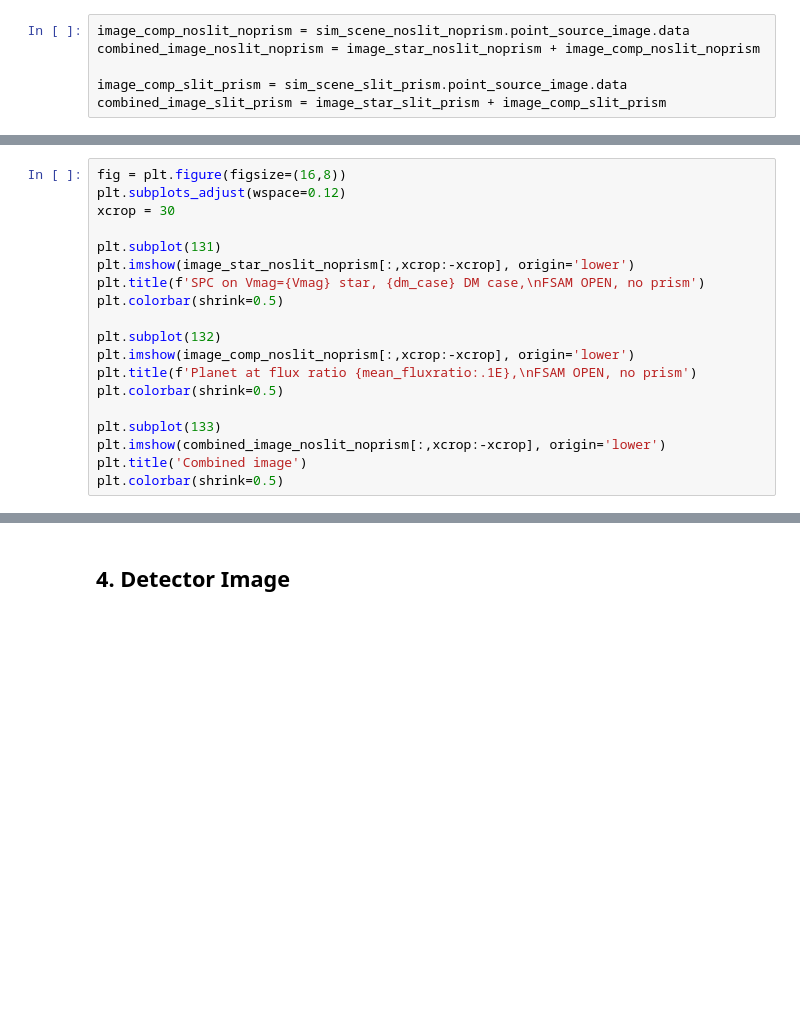
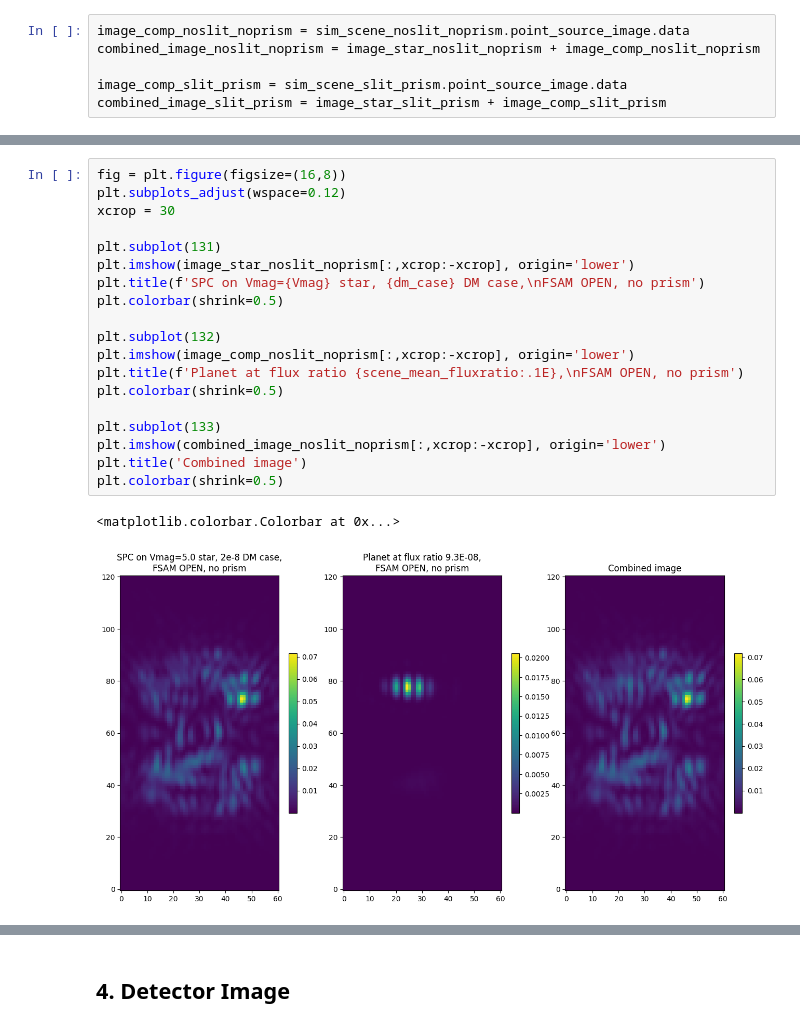
Before and after one commit to roman-corgi/corgisim, a Jupyter notebook: examples/spec_slit_prism_demo.ipynb, the cells around one changed output, grey strips where cells are left out. Drawn from its saved outputs; the diff is of its cells as text; blank space fills up the shorter version.

```diff
--- a/examples/spec_slit_prism_demo.ipynb
+++ b/examples/spec_slit_prism_demo.ipynb
@@ -358,22 +426,25 @@ plt.colorbar(shrink=0.5)
 # %%
 fig = plt.figure(figsize=(16,8))
 plt.subplots_adjust(wspace=0.12)
 xcrop = 30
 
 plt.subplot(131)
 plt.imshow(image_star_noslit_noprism[:,xcrop:-xcrop], origin='lower')
 plt.title(f'SPC on Vmag={Vmag} star, {dm_case} DM case,\nFSAM OPEN, no prism')
 plt.colorbar(shrink=0.5)
 
 plt.subplot(132)
 plt.imshow(image_comp_noslit_noprism[:,xcrop:-xcrop], origin='lower')
-plt.title(f'Planet at flux ratio {mean_fluxratio:.1E},\nFSAM OPEN, no prism')
+plt.title(f'Planet at flux ratio {scene_mean_fluxratio:.1E},\nFSAM OPEN, no prism')
 plt.colorbar(shrink=0.5)
 
 plt.subplot(133)
 plt.imshow(combined_image_noslit_noprism[:,xcrop:-xcrop], origin='lower')
 plt.title('Combined image')
 plt.colorbar(shrink=0.5)
+# %% [output]
+<matplotlib.colorbar.Colorbar at 0x...>
+[figure, added]
 # %%
 fig = plt.figure(figsize=(16,6))
 plt.subplots_adjust(wspace=0.15)
```
Also changed, not shown: parts of 19 cells of this notebook.
